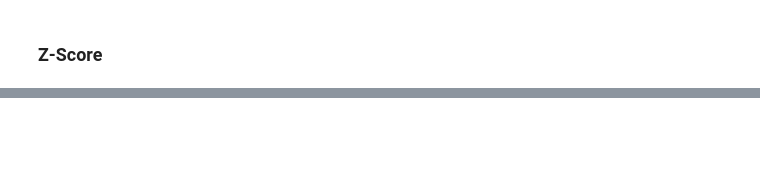
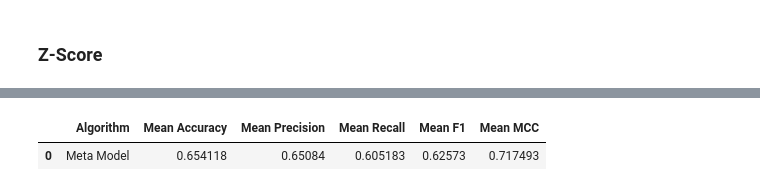
Before and after one commit to diegfernv/breast-cancer-classification, a Jupyter notebook: 9-Models_testing.ipynb, the cells around one changed output, grey strips where cells are left out. Saved outputs shown, nothing was run; the diff lists cells and outputs as text; code cells hidden in the pictures; blank space fills up the shorter version.

```diff
--- a/9-Models_testing.ipynb
+++ b/9-Models_testing.ipynb
@@ -247,13 +404,19 @@ Mutation Confusion Matrix:
+# %%
+meta_X_train = np.column_stack((meta_X_train, training_features))
+meta_X_val = np.column_stack((meta_X_val, validation_features))
+meta_X_test = np.column_stack((meta_X_test, testing_features))
 # %% [markdown]
 ### Z-Score
 # %%
-training_features, testing_features, training_target, testing_target = \
+training_validation_features, testing_features, training_validation_target, testing_target = \
             train_test_split(z_score.to_numpy(), response.to_numpy(), random_state=42)
+training_features, validation_features, training_target, validation_target = \
+            train_test_split(training_validation_features, training_validation_target, random_state=42)
 
-zscore_tpot = MLPClassifier(alpha=0.0001, learning_rate_init=0.001)
+#zscore_tpot = MLPClassifier(alpha=0.0001, learning_rate_init=0.001)
+zscore_tpot =  MLPClassifier(alpha=0.0001, learning_rate_init=0.001)
 
 if hasattr(zscore_tpot, 'random_state'):
     setattr(zscore_tpot, 'random_state', 42)
 
 zscore_tpot.fit(training_features, training_target)
-results = zscore_tpot.predict(testing_features)
@@ -259,0 +439,4 @@ results = zscore_tpot.predict(testing_features)
+# %%
+meta_X_train = np.column_stack((meta_X_train, training_features))
+meta_X_val = np.column_stack((meta_X_val, validation_features))
+meta_X_test = np.column_stack((meta_X_test, testing_features))
@@ -267,8 +452,4 @@ meta_model = StackingClassifier(
     final_estimator=LogisticRegression()
 )
 
-meta_model.fit(training_features, training_target.ravel())
-
-meta_model_predictions = meta_model.predict(testing_features)
-
-print_metrics(testing_target, meta_model_predictions, "Meta Model")
+meta_model.fit(meta_X_train, np.squeeze(meta_y_train))
@@ -274,0 +491,14 @@ print_metrics(testing_target, meta_model_predictions, "Meta Model")
+# %%
+lst = []
+
+acc = cross_val_score(meta_model, meta_X_train, meta_y_train, cv=10, scoring="accuracy")
+precision = cross_val_score(meta_model, meta_X_train, meta_y_train, cv=10, scoring="precision")
+recall = cross_val_score(meta_model, meta_X_train, meta_y_train, cv=10, scoring="recall")
+f1 = cross_val_score(meta_model, meta_X_train, meta_y_train, cv=10, scoring="f1")
+mcc = cross_val_score(meta_model, meta_X_train, meta_y_train, cv=10, scoring="roc_auc")
+
+lst.append(['Meta Model', acc.mean(), precision.mean(), recall.mean(), f1.mean(), mcc.mean()])
+pd.DataFrame(lst, columns=['Algorithm', 'Mean Accuracy', 'Mean Precision', 'Mean Recall', 'Mean F1', 'Mean MCC'])
+# %% [output]
+|  | Algorithm | Mean Accuracy | Mean Precision | Mean Recall | Mean F1 | Mean MCC |
+| 0 | Meta Model | 0.654118 | 0.65084 | 0.605183 | 0.62573 | 0.717493 |
```
Also changed, not shown: parts of 27 cells of this notebook, 6 other files.
